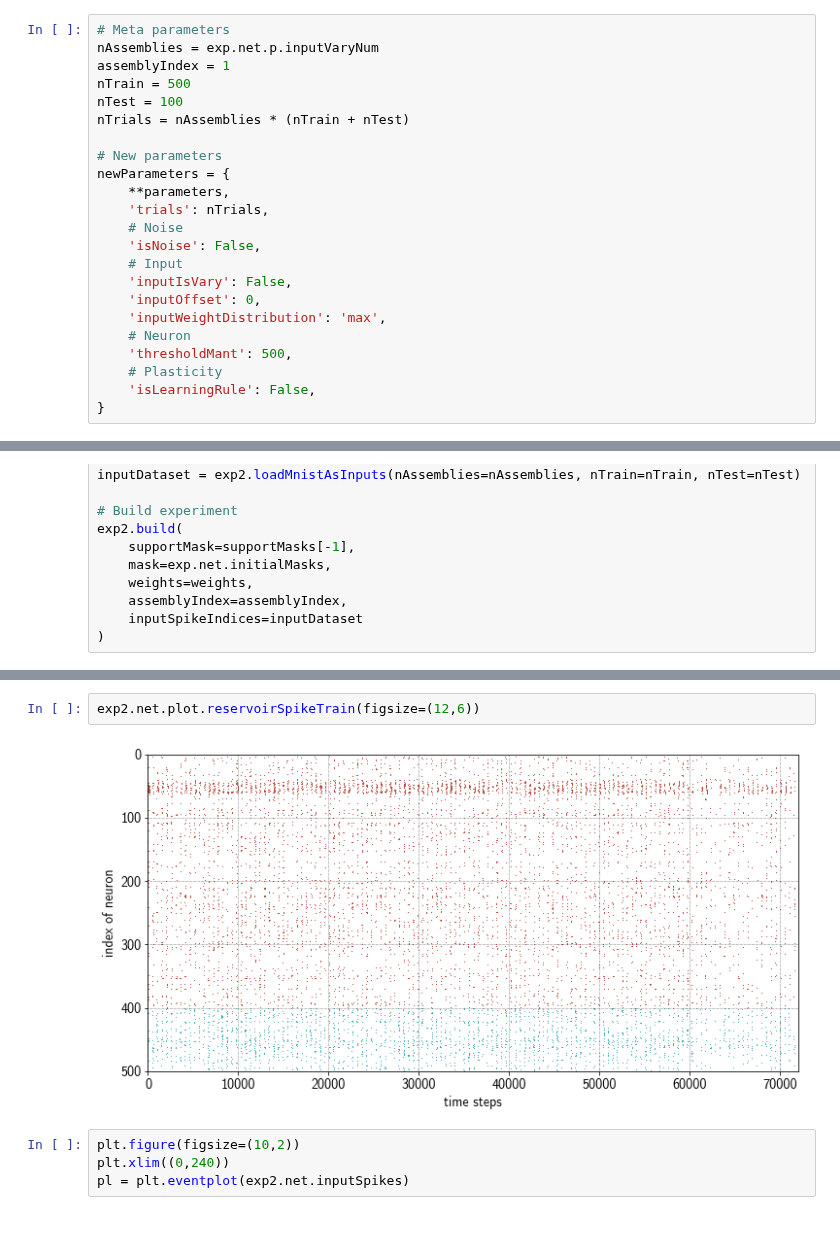
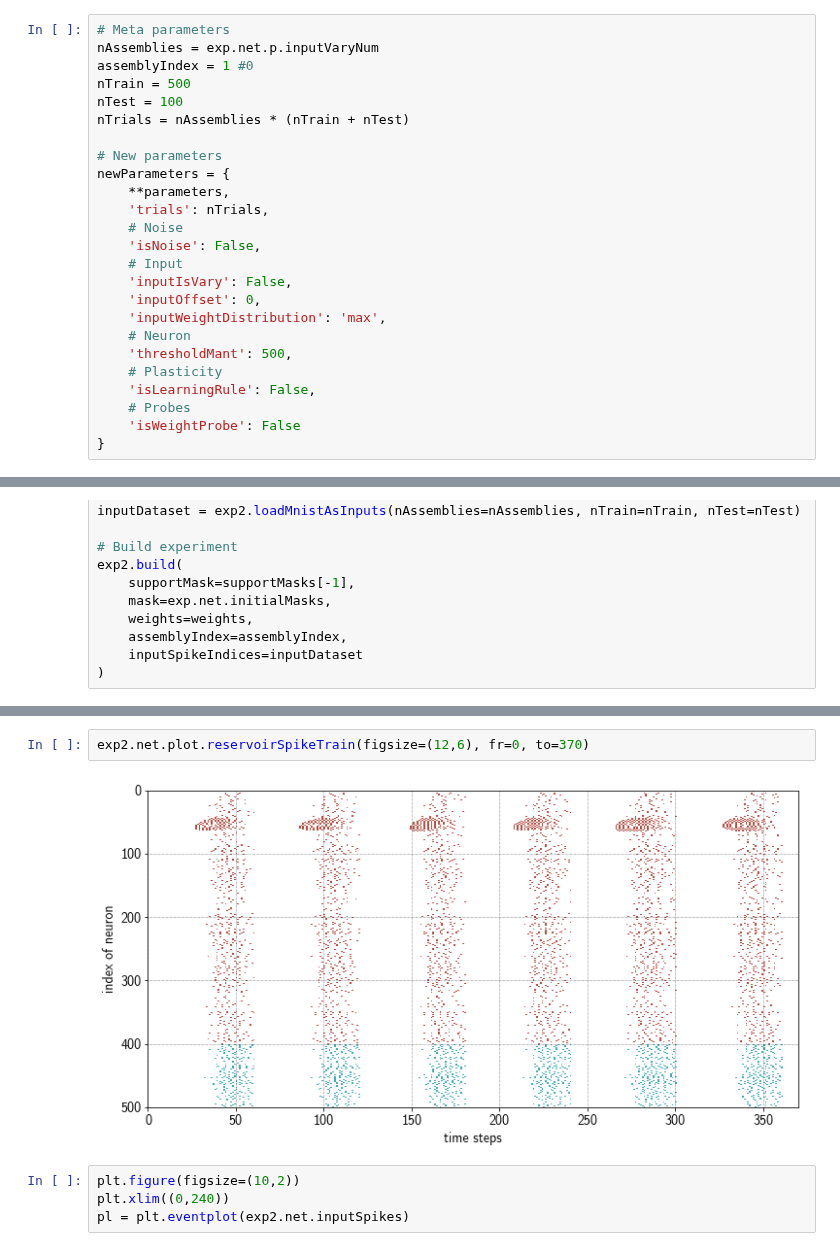
Before and after one commit to sagacitysite/pelenet, a Jupyter notebook: assemblies_v6-allocation_output-learning.ipynb, the cells around one changed output, grey strips where cells are left out. Cells and saved outputs as stored; diff of their text form.

```diff
--- a/assemblies_v6-allocation_output-learning.ipynb
+++ b/assemblies_v6-allocation_output-learning.ipynb
@@ -168,7 +168,7 @@ exp.net.plot.supportTurnover(supportMasks)
 # %%
 # Meta parameters
 nAssemblies = exp.net.p.inputVaryNum
-assemblyIndex = 1
+assemblyIndex = 1 #0
 nTrain = 500
 nTest = 100
 nTrials = nAssemblies * (nTrain + nTest)
@@ -187,6 +187,8 @@ newParameters = {
     'thresholdMant': 500,
     # Plasticity
     'isLearningRule': False,
+    # Probes
+    'isWeightProbe': False
 }
 # %%
 # Initilizes a second experiment
@@ -233,7 +235,7 @@ INFO:HST:  chip=0 cpu=0 Reset current/voltage from time step 70621 to 70630
 # %%
-exp2.net.plot.reservoirSpikeTrain(figsize=(12,6))
+exp2.net.plot.reservoirSpikeTrain(figsize=(12,6), fr=0, to=370)
 # %% [output]
-[figure, old version]
+[figure, new version]
 # %%
 plt.figure(figsize=(10,2))
 plt.xlim((0,240))
```
Also changed, not shown: parts of 13 cells of this notebook, 14 other files.
